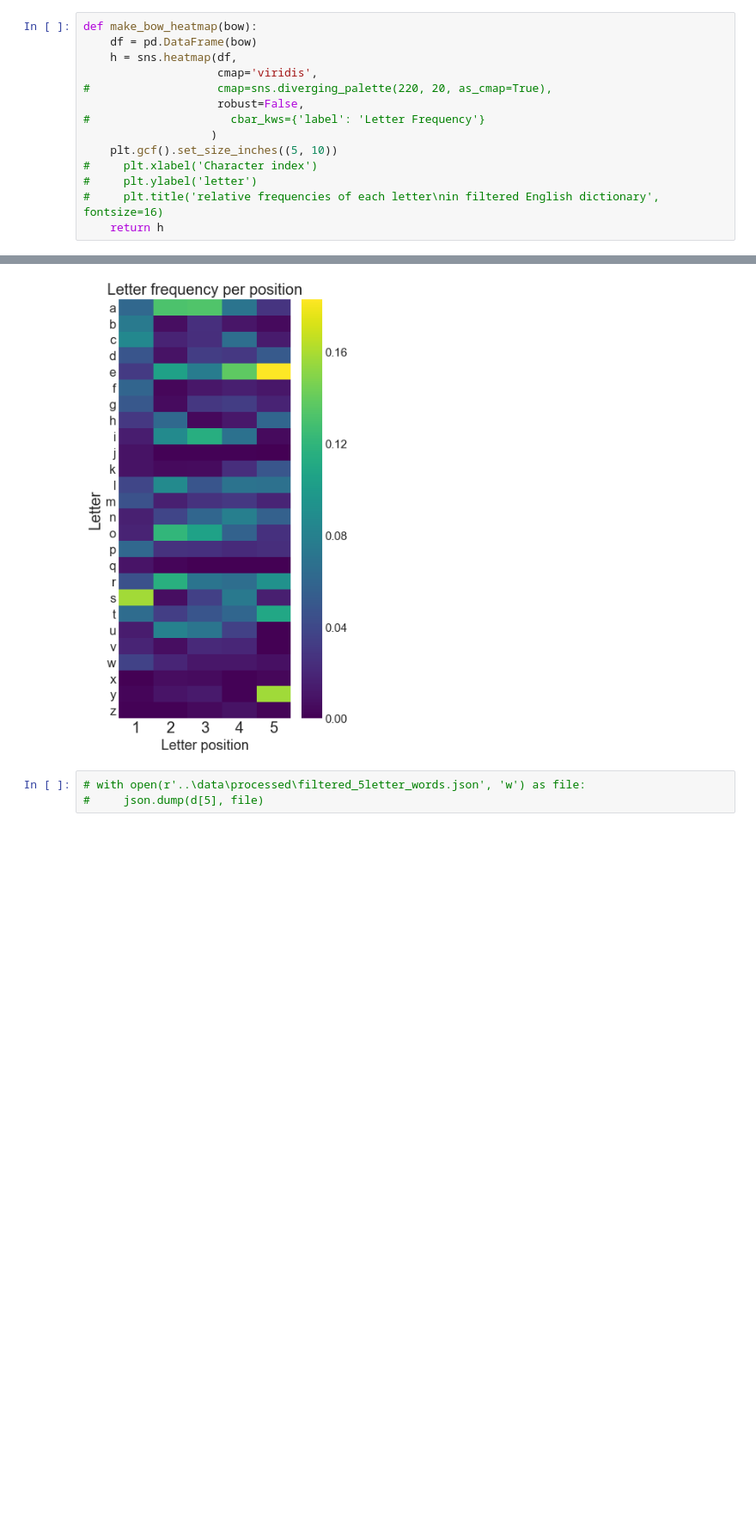
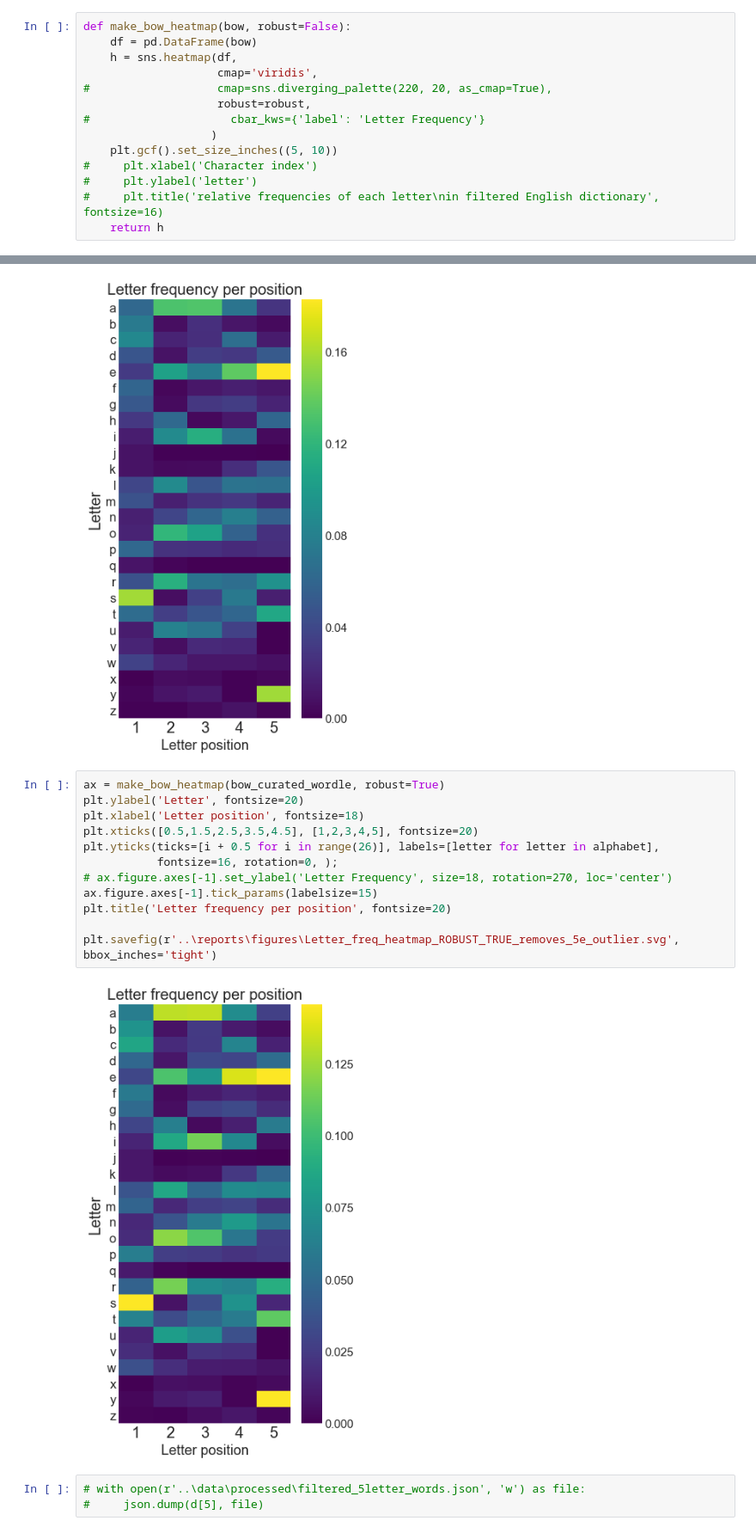
Before and after one commit to benton-anderson/wordle-opt, a Jupyter notebook: notebooks/BJA-01.2-make-word-lists.ipynb, the cells around one changed output, grey strips where cells are left out. Shown at 86% size. Saved outputs shown, nothing was run; the diff lists cells and outputs as text; blank space fills up the shorter version.

```diff
--- a/notebooks/BJA-01.2-make-word-lists.ipynb
+++ b/notebooks/BJA-01.2-make-word-lists.ipynb
@@ -122,12 +122,12 @@ all_bow = {'combined_wordle_google': bow_17k, 'all_wordle': bow_all_wordle, 'wor
 # %%
 plt.style.use('seaborn-white')
 # %%
-def make_bow_heatmap(bow):
+def make_bow_heatmap(bow, robust=False):
     df = pd.DataFrame(bow)
     h = sns.heatmap(df,
                     cmap='viridis',
 #                   cmap=sns.diverging_palette(220, 20, as_cmap=True),
-                    robust=False,
+                    robust=robust,
 #                     cbar_kws={'label': 'Letter Frequency'}
                    )
     plt.gcf().set_size_inches((5, 10))
@@ -158,6 +158,20 @@ plt.title('Letter frequency per position', fontsize=20)
 plt.savefig(r'..\reports\figures\Letter_freq_heatmap.svg', bbox_inches='tight')
 # %% [output]
 [figure]
+# %%
+ax = make_bow_heatmap(bow_curated_wordle, robust=True)
+plt.ylabel('Letter', fontsize=20)
+plt.xlabel('Letter position', fontsize=18)
+plt.xticks([0.5,1.5,2.5,3.5,4.5], [1,2,3,4,5], fontsize=20)
+plt.yticks(ticks=[i + 0.5 for i in range(26)], labels=[letter for letter in alphabet],
+           fontsize=16, rotation=0, );
+# ax.figure.axes[-1].set_ylabel('Letter Frequency', size=18, rotation=270, loc='center')
+ax.figure.axes[-1].tick_params(labelsize=15)
+plt.title('Letter frequency per position', fontsize=20)
+
+plt.savefig(r'..\reports\figures\Letter_freq_heatmap_ROBUST_TRUE_removes_5e_outlier.svg', bbox_inches='tight')
+# %% [output]
+[figure, added]
 # %%
 # with open(r'..\data\processed\filtered_5letter_words.json', 'w') as file:
 #     json.dump(d[5], file)
```
